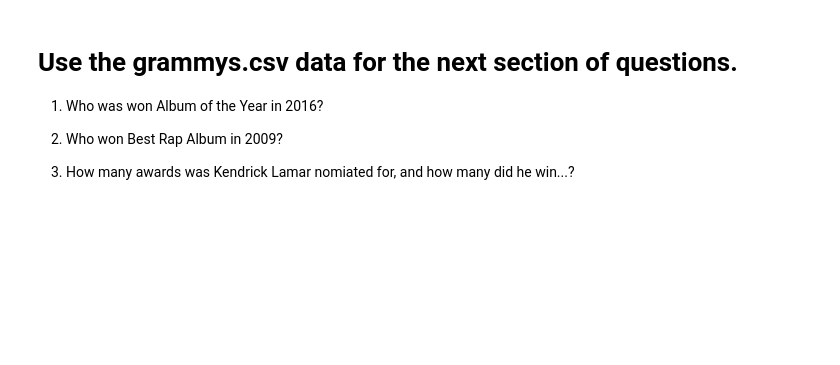
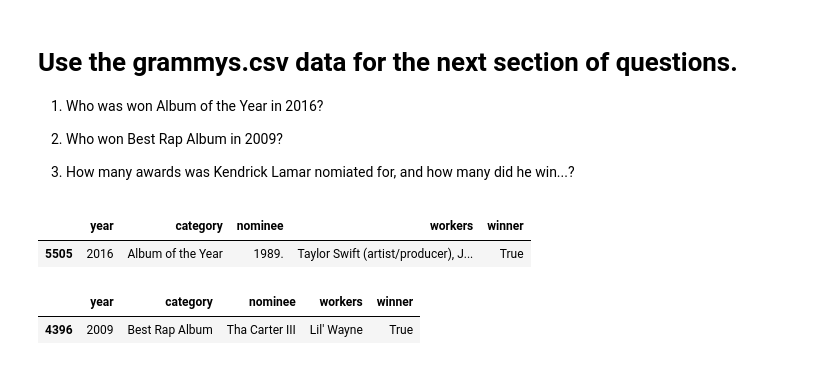
Before and after one commit to shaoruzhang/2021-fall-data-science, a Jupyter notebook: Week-01-Pandas/Exercise.ipynb, the cells around one changed output. Cells and saved outputs as stored; diff of their text form; code cells hidden in the pictures; blank space fills up the shorter version.

```diff
--- a/Week-01-Pandas/Exercise.ipynb
+++ b/Week-01-Pandas/Exercise.ipynb
@@ -174,3 +267,14 @@ Name: room_type, dtype: float64
 3. How many awards was Kendrick Lamar nomiated for, and how many did he win...?
 # %%
 #  1. Who was won Album of the Year in 2016?
+
+df_grammys =pd.read_csv('data/grammys.csv')
+
+criteria1 = df_grammys['winner'] == True
+criteria2 = df_grammys['year']==2016
+criteria3= df_grammys ['category'] == "Album of the Year"
+
+df_grammys[criteria1 & criteria2 & criteria3]
+# %% [output]
+|  | year | category | nominee | workers | winner |
+| 5505 | 2016 | Album of the Year | 1989. | Taylor Swift (artist/producer), J... | True |
@@ -178,0 +281,13 @@ Name: room_type, dtype: float64
+# %%
+# 2. Who won Best Rap Album in 2009?
+
+df_grammys =pd.read_csv('data/grammys.csv')
+
+criteria1 = df_grammys['winner'] == True
+criteria2 = df_grammys['year']==2009
+criteria3= df_grammys ['category'] == "Best Rap Album"
+
+df_grammys[criteria1 & criteria2 & criteria3]
+# %% [output]
+|  | year | category | nominee | workers | winner |
+| 4396 | 2009 | Best Rap Album | Tha Carter III | Lil' Wayne | True |
```
Also changed, not shown: parts of 12 cells of this notebook, 1 other file.
